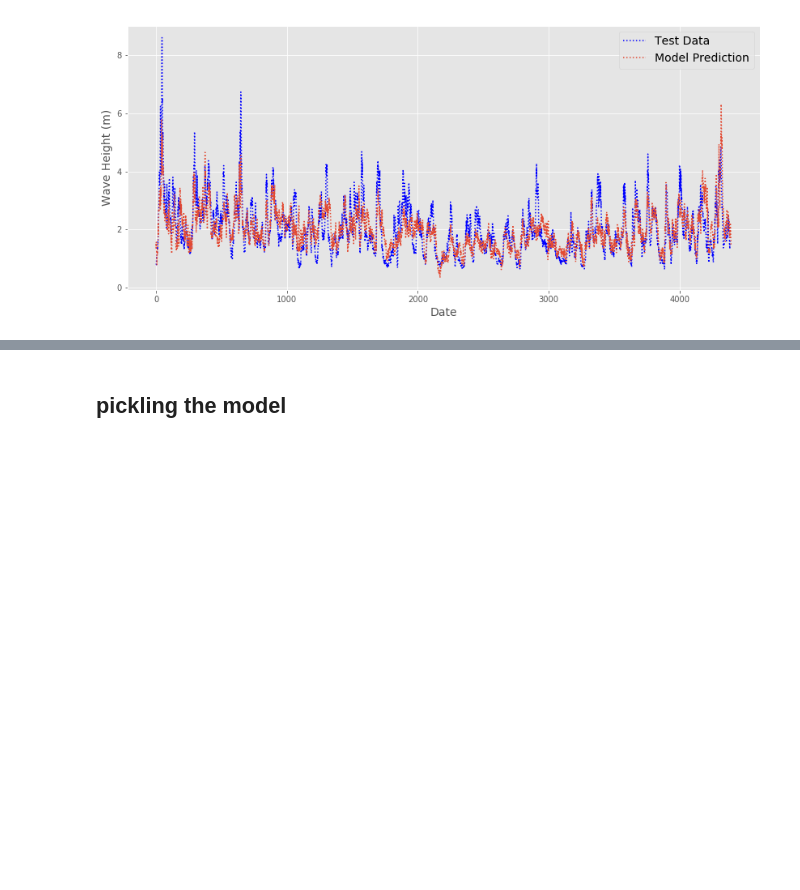
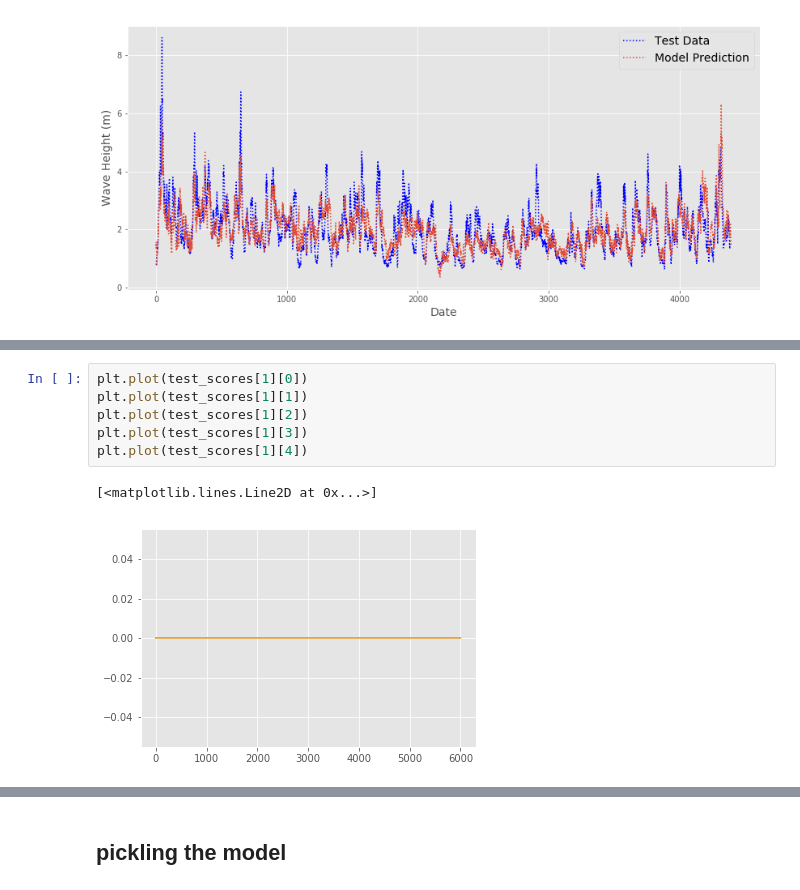
Before and after one commit to abulho/Surf_Prediction, a Jupyter notebook: src/31-Jan-2018-Modeling_Tests.ipynb, the cells around one changed output, grey strips where cells are left out. Cells and saved outputs as stored; diff of their text form; blank space fills up the shorter version.

```diff
--- a/src/31-Jan-2018-Modeling_Tests.ipynb
+++ b/src/31-Jan-2018-Modeling_Tests.ipynb
@@ -158,0 +290,9 @@ plt.legend(prop={'size': 14})
+# %%
+plt.plot(test_scores[1][0])
+plt.plot(test_scores[1][1])
+plt.plot(test_scores[1][2])
+plt.plot(test_scores[1][3])
+plt.plot(test_scores[1][4])
+# %% [output]
+[<matplotlib.lines.Line2D at 0x...>]
+[figure, added]
```
Also changed, not shown: parts of 12 cells of this notebook, 1 other file.
